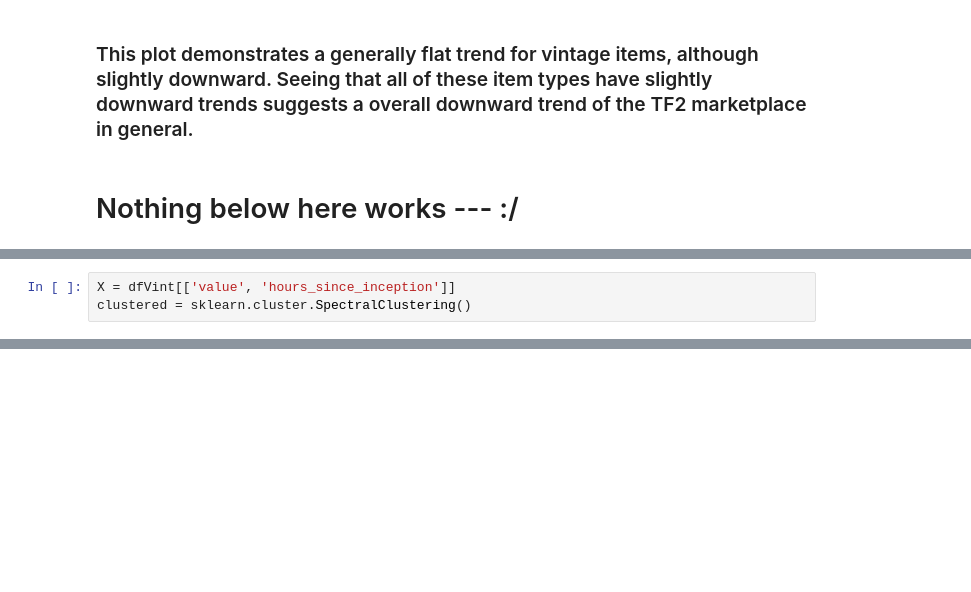
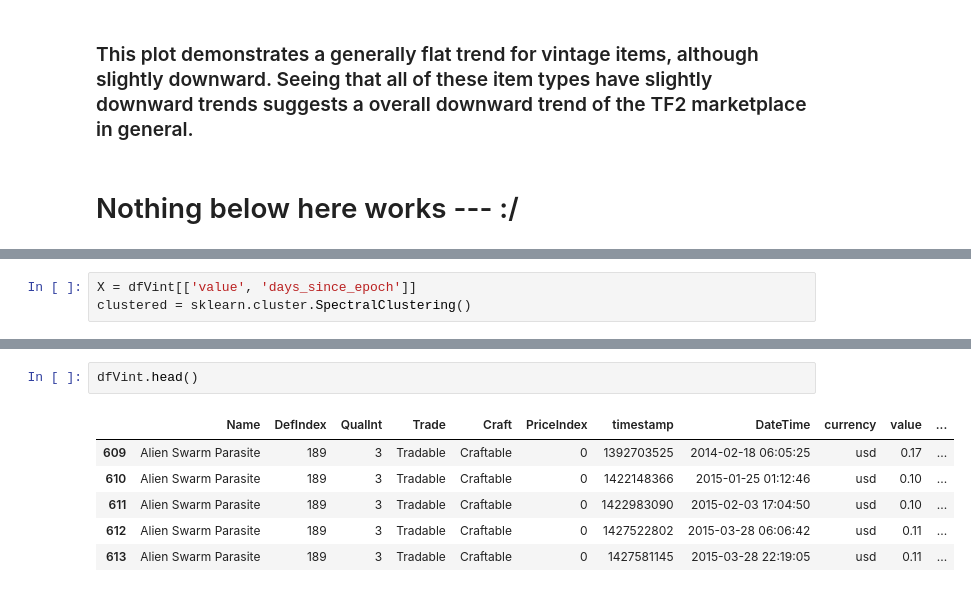
Before and after one commit to NithinPerumal/SteamMarketAnalysis, a Jupyter notebook: IPython Notebook/Scatters.ipynb, the cells around one changed output, grey strips where cells are left out. Cells and saved outputs as stored; diff of their text form; blank space fills up the shorter version.

```diff
--- a/IPython Notebook/Scatters.ipynb
+++ b/IPython Notebook/Scatters.ipynb
@@ -125,4 +144,4 @@ plt.ylabel('Value in USD($)', fontsize=16)
 # %%
-X = dfVint[['value', 'hours_since_inception']]
+X = dfVint[['value', 'days_since_epoch']]
 clustered = sklearn.cluster.SpectralClustering()
 # %%
@@ -134,0 +155,9 @@ LinAlgError: 7-th leading minor not positive definite
+# %%
+dfVint.head()
+# %% [output]
+|  | Name | DefIndex | QualInt | Trade | Craft | PriceIndex | timestamp | DateTime | currency | value | ... |
+| 609 | Alien Swarm Parasite | 189 | 3 | Tradable | Craftable | 0 | 1392703525 | 2014-02-18 06:05:25 | usd | 0.17 | ... |
+| 610 | Alien Swarm Parasite | 189 | 3 | Tradable | Craftable | 0 | 1422148366 | 2015-01-25 01:12:46 | usd | 0.10 | ... |
+| 611 | Alien Swarm Parasite | 189 | 3 | Tradable | Craftable | 0 | 1422983090 | 2015-02-03 17:04:50 | usd | 0.10 | ... |
+| 612 | Alien Swarm Parasite | 189 | 3 | Tradable | Craftable | 0 | 1427522802 | 2015-03-28 06:06:42 | usd | 0.11 | ... |
+| 613 | Alien Swarm Parasite | 189 | 3 | Tradable | Craftable | 0 | 1427581145 | 2015-03-28 22:19:05 | usd | 0.11 | ... |
```
Also changed, not shown: parts of 10 cells of this notebook, 6 other files.
